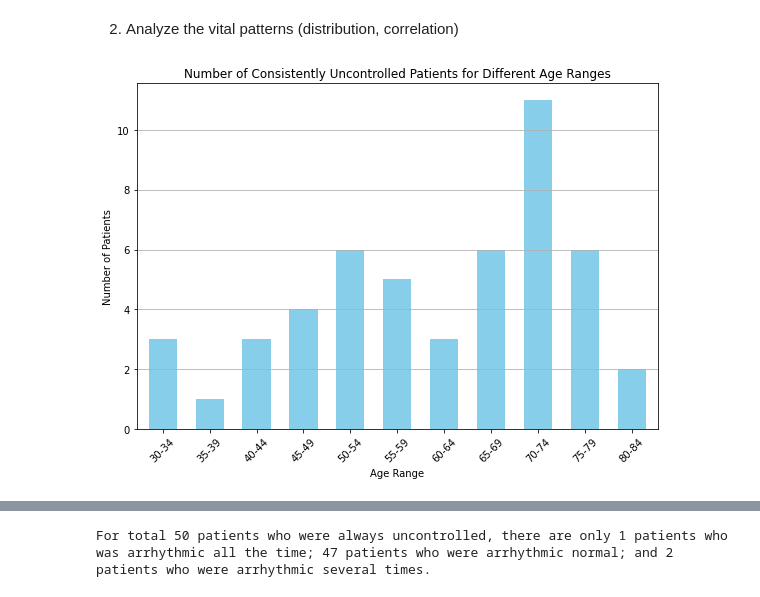
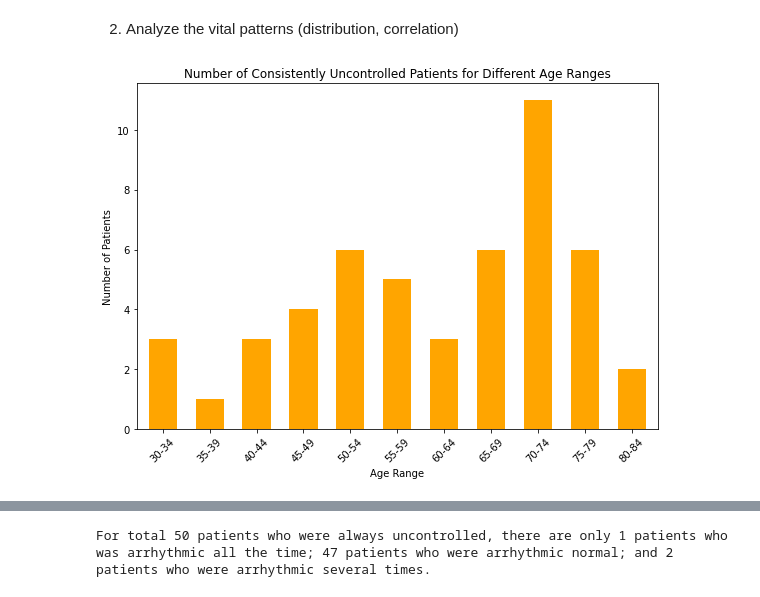
Before and after one commit to ruixuanzheng/iHealthChallenge, a Jupyter notebook: solution.ipynb, the cells around one changed output, grey strips where cells are left out. Drawn from its saved outputs; the diff is of its cells as text; code cells hidden in the pictures.

```diff
--- a/solution.ipynb
+++ b/solution.ipynb
@@ -415,17 +455,16 @@ There are total 50 patients who are consistently as uncontrolled.
 # %%
 # age distribution for patients who are consistently uncontrolled
 plt.figure(figsize=(8, 6))
 bar_width = 0.6
-df_always_unique['age_range'].value_counts().sort_index().plot(kind='bar', color='skyblue', width=bar_width)
+df_always_unique['age_range'].value_counts().sort_index().plot(kind='bar', color='orange', width=bar_width)
 
 plt.title('Number of Consistently Uncontrolled Patients for Different Age Ranges')
 plt.xlabel('Age Range')
 plt.ylabel('Number of Patients')
 plt.xticks(rotation=45)
-plt.grid(axis='y')
 plt.tight_layout()
 plt.show()
 # %% [output]
-[figure, old version]
+[figure, new version]
 # %%
 # gender distribution for patients who are consistently uncontrolled
```
Also changed, not shown: parts of 7 cells of this notebook.
